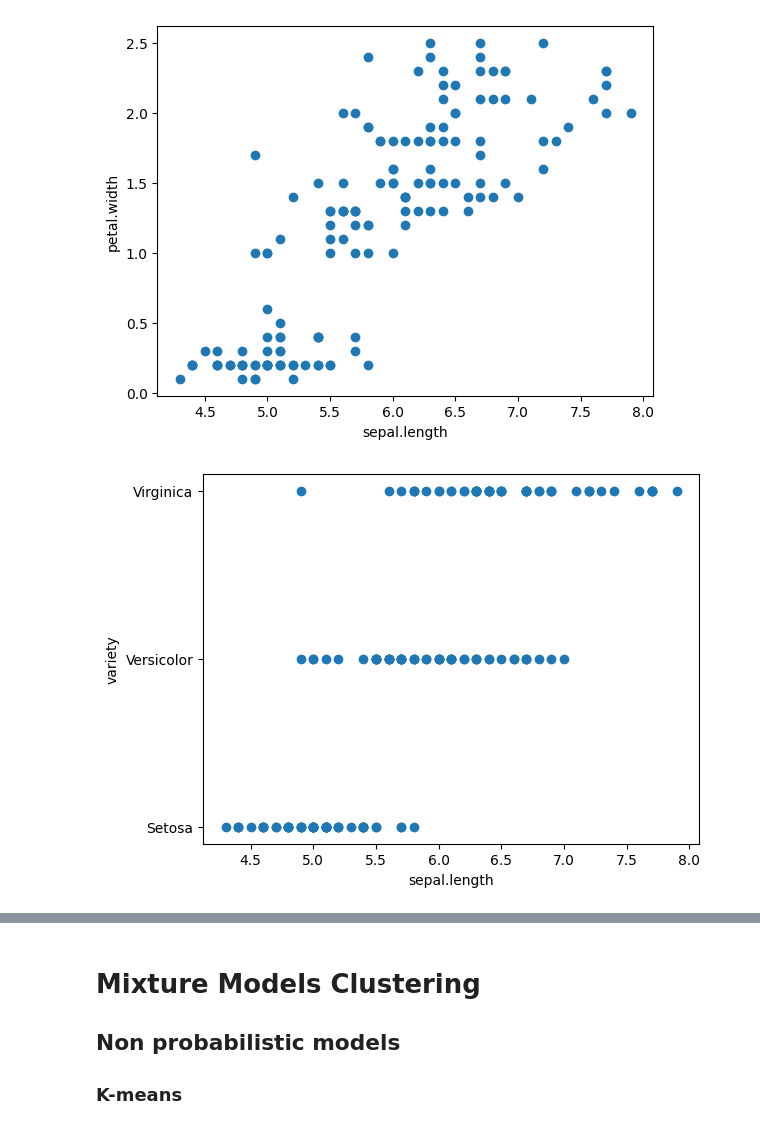
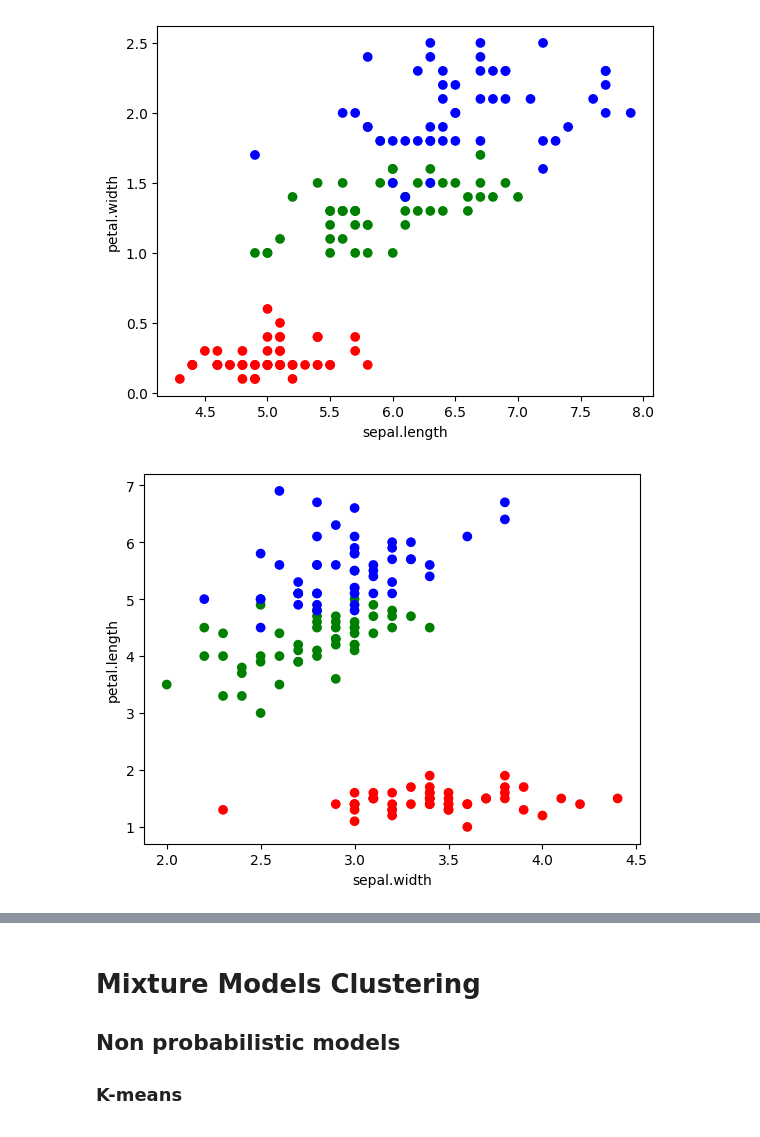
Before and after one commit to davidecapone/MixtureModelsClustering, a Jupyter notebook: notebooks/main.ipynb, the cells around one changed output, grey strips where cells are left out. Drawn from its saved outputs; the diff is of its cells as text; code cells hidden in the pictures.

Commit message:
added colors

```diff
--- a/notebooks/main.ipynb
+++ b/notebooks/main.ipynb
@@ -6,11 +6,14 @@ import itertools
 
 iris = pd.read_csv('./data/iris.csv')
 
-combinations = list(itertools.combinations(iris.columns, 2))
-# plotting all possible combinations of columns
-for combination in combinations:
-    plt.scatter(iris[combination[0]], iris[combination[1]])
-    plt.xlabel(combination[0])
-    plt.ylabel(combination[1])
+iris['variety'].unique()
+
+iris['color'] = np.where(iris['variety'] == 'Setosa', 'red', np.where(iris['variety'] == 'Versicolor', 'green', 'blue'))
+
+# Plotting 2 columns at a time
+for column in itertools.combinations(iris.columns[:-2], 2):
+    plt.scatter(iris[column[0]], iris[column[1]], color=iris['color'])
+    plt.xlabel(column[0])
+    plt.ylabel(column[1])
     plt.show()
 # %% [output]
@@ -19,2 +22,2 @@ for combination in combinations:
-[figure, old version]
+[figure, new version]
-[figure, old version]
+[figure, new version]
```
Also changed, not shown: parts of 1 cell of this notebook.
